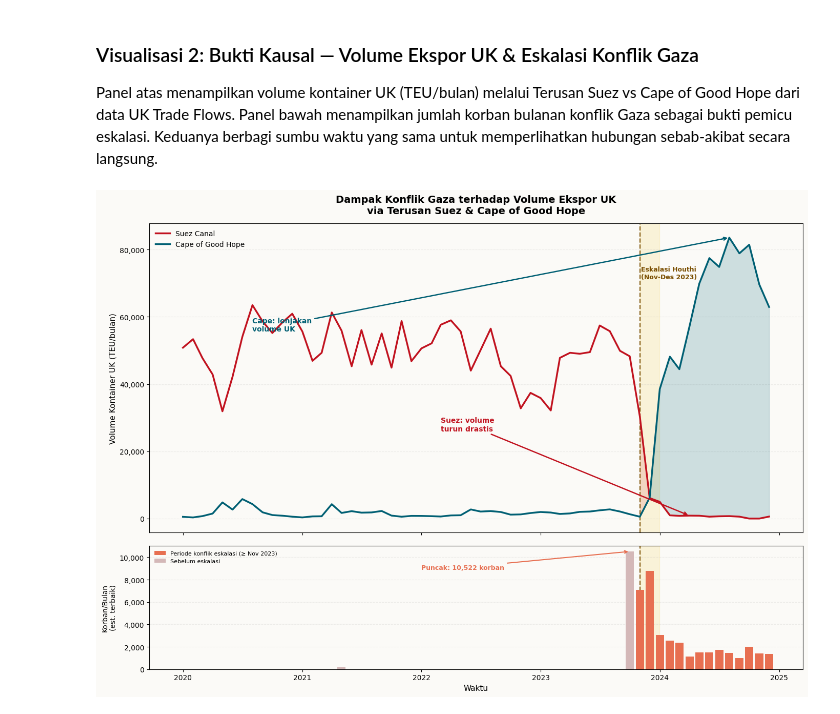
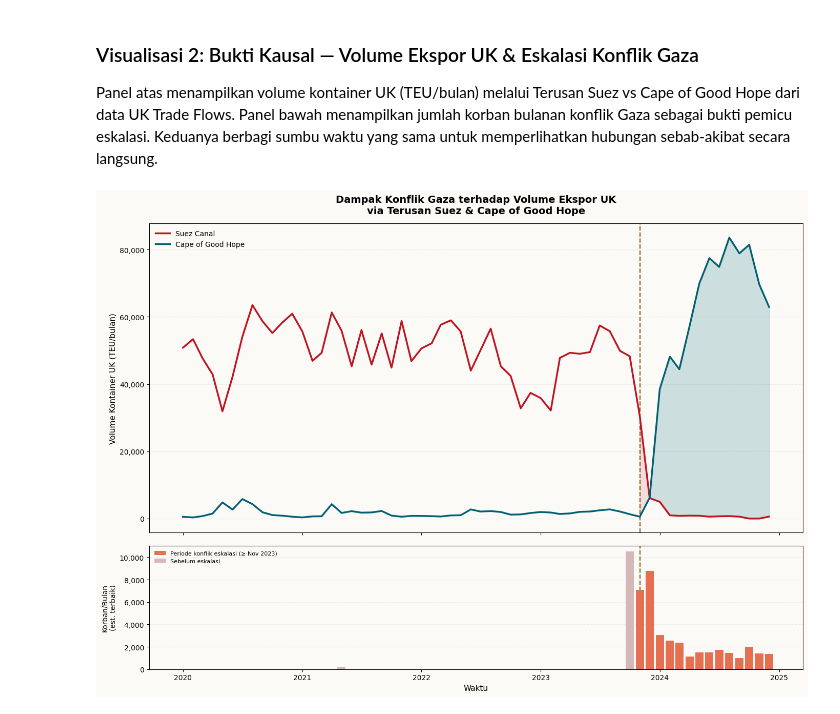
Before and after one commit to rakdaf08/tubes_visdat, a Jupyter notebook: main.ipynb, the cells around one changed output. Cells and saved outputs as stored; diff of their text form; code cells hidden in the pictures.

```diff
--- a/main.ipynb
+++ b/main.ipynb
@@ -375,7 +375,6 @@ ax1.fill_between(after.index, after['Suez'], after['Cape'],
                  color=COLORS['Suez'], alpha=0.12, interpolate=True, zorder=2)
 
 ax1.axvline(crisis_date, color='#7a4e00', linestyle='--', linewidth=1.6, alpha=0.9)
-ax1.axvspan(crisis_date, pd.Timestamp('2023-12-31'), color='#f4d35e', alpha=0.2, zorder=0)
 
 ax1.set_title(
     'Dampak Konflik Gaza terhadap Volume Ekspor UK\nvia Terusan Suez & Cape of Good Hope',
@@ -390,62 +389,37 @@ suez_baseline = float(teu_suez.loc['2023-01':'2023-10'].mean())
 cape_max = float(teu_cape.max())
 cape_post_mean = float(teu_cape.loc['2024-01':'2024-12'].mean())
 
-ax1.annotate(
-    'Suez: volume\nturun drastis',
-    xy=(pd.Timestamp('2024-04-01'), float(teu_suez.loc[pd.Timestamp('2024-04-01')])),
-    xytext=(pd.Timestamp('2022-03-01'), suez_baseline * 0.55),
-    arrowprops=dict(arrowstyle='->', color=COLORS['Suez'], lw=1.8),
-    fontsize=10, color=COLORS['Suez'], weight='bold'
-)
-ax1.annotate(
-    'Cape: lonjakan\nvolume UK',
-    xy=(pd.Timestamp('2024-08-01'), float(teu_cape.loc[pd.Timestamp('2024-08-01')])),
-    xytext=(pd.Timestamp('2020-08-01'), cape_post_mean * 0.85),
-    arrowprops=dict(arrowstyle='->', color=COLORS['Cape'], lw=1.8),
-    fontsize=10, color=COLORS['Cape'], weight='bold'
-)
-ax1.text(
-    pd.Timestamp('2023-11-05'), cape_max * 0.9,
-    'Eskalasi Houthi\n(Nov-Des 2023)',
-    fontsize=9, color='#7a4e00', weight='bold', va='top'
-)
-
 # ── Panel bawah: Korban konflik Gaza ──
 ax2.set_facecolor('#fbfaf7')
 
 bar_colors = [
     COLORS['war'] if d >= crisis_date else COLORS['pre_war']
     for d in war_df['Date']
 ]
 ax2.bar(war_df['Date'], war_df['best'], width=25, color=bar_colors, zorder=3)
 ax2.axvline(crisis_date, color='#7a4e00', linestyle='--', linewidth=1.6, alpha=0.9)
-ax2.axvspan(crisis_date, pd.Timestamp('2023-12-31'), color='#f4d35e', alpha=0.2, zorder=0)
 
 ax2.set_ylabel('Korban/Bulan\n(est. terbaik)', fontsize=10)
 ax2.set_xlabel('Waktu', fontsize=11)
 ax2.grid(axis='y', linestyle='--', alpha=0.2)
 ax2.yaxis.set_major_formatter(mticker.FuncFormatter(lambda x, _: f'{x:,.0f}'))
 
 # Label konflik eskalasi pada bar chart
 peak_month = war_df.loc[war_df['best'].idxmax(), 'Date']
 peak_val = war_df['best'].max()
-ax2.annotate(
-    f"Puncak: {peak_val:,.0f} korban",
-    xy=(peak_month, peak_val),
-    xytext=(pd.Timestamp('2022-01-01'), peak_val * 0.85),
-    arrowprops=dict(arrowstyle='->', color=COLORS['war'], lw=1.5),
-    fontsize=9, color=COLORS['war'], weight='bold'
-)
 
 from matplotlib.patches import Patch
 legend_elements = [
     Patch(facecolor=COLORS['war'], label='Periode konflik eskalasi (≥ Nov 2023)'),
     Patch(facecolor=COLORS['pre_war'], label='Sebelum eskalasi'),
 ]
 ax2.legend(handles=legend_elements, frameon=False, fontsize=8, loc='upper left')
 
+# save as svg
+plt.savefig('dampak_konflik_gaza.svg', format='svg')
+
 plt.tight_layout()
 plt.subplots_adjust(hspace=0.06)
 plt.show()
 # %% [output]
-[figure, old version]
+[figure, new version]
```
Also changed, not shown: parts of 1 cell of this notebook, 1 other file.
